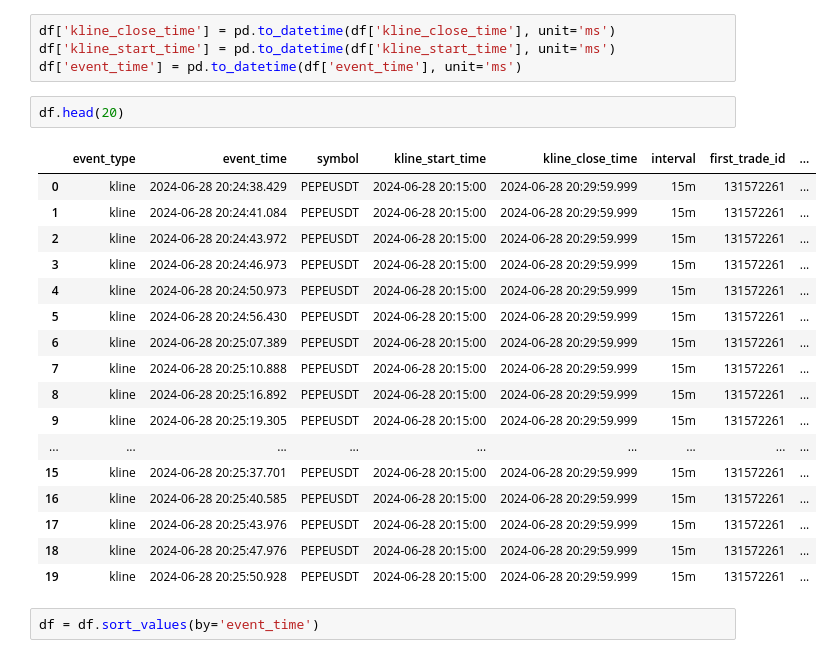
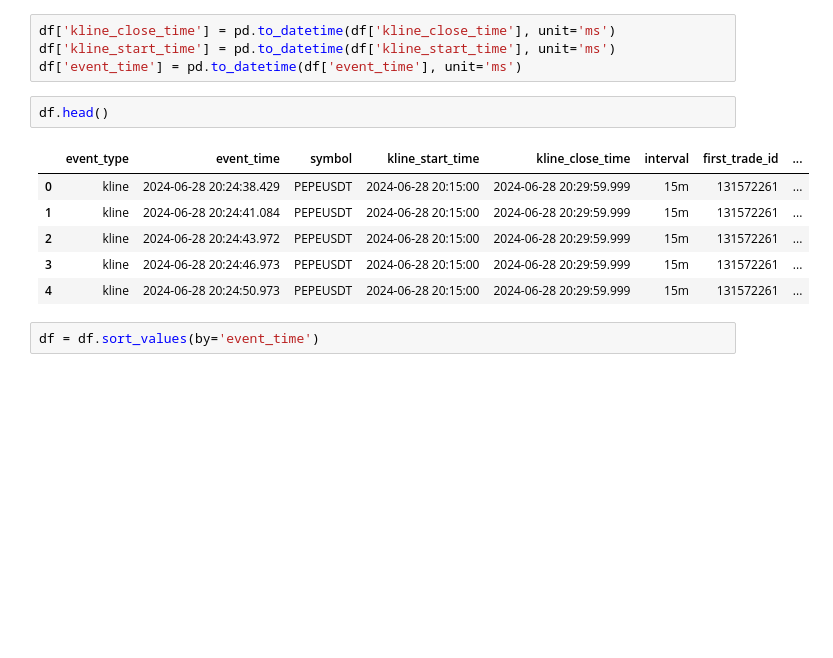
Before and after one commit to reha-hazir/real-time-trading-data-analysis, a Jupyter notebook: data_analytics/analysis/analysis.ipynb, the cells around one changed output. Drawn from its saved outputs; the diff is of its cells as text; blank space fills up the shorter version.

```diff
--- a/data_analytics/analysis/analysis.ipynb
+++ b/data_analytics/analysis/analysis.ipynb
@@ -42,25 +48,14 @@ df['kline_close_time'] = pd.to_datetime(df['kline_close_time'], unit='ms')
 df['kline_start_time'] = pd.to_datetime(df['kline_start_time'], unit='ms')
 df['event_time'] = pd.to_datetime(df['event_time'], unit='ms')
 # %%
-df.head(20)
+df.head()
 # %% [output]
 |  | event_type | event_time | symbol | kline_start_time | kline_close_time | interval | first_trade_id | ... |
 | 0 | kline | 2024-06-28 20:24:38.429 | PEPEUSDT | 2024-06-28 20:15:00 | 2024-06-28 20:29:59.999 | 15m | 131572261 | ... |
 | 1 | kline | 2024-06-28 20:24:41.084 | PEPEUSDT | 2024-06-28 20:15:00 | 2024-06-28 20:29:59.999 | 15m | 131572261 | ... |
 | 2 | kline | 2024-06-28 20:24:43.972 | PEPEUSDT | 2024-06-28 20:15:00 | 2024-06-28 20:29:59.999 | 15m | 131572261 | ... |
 | 3 | kline | 2024-06-28 20:24:46.973 | PEPEUSDT | 2024-06-28 20:15:00 | 2024-06-28 20:29:59.999 | 15m | 131572261 | ... |
 | 4 | kline | 2024-06-28 20:24:50.973 | PEPEUSDT | 2024-06-28 20:15:00 | 2024-06-28 20:29:59.999 | 15m | 131572261 | ... |
-| 5 | kline | 2024-06-28 20:24:56.430 | PEPEUSDT | 2024-06-28 20:15:00 | 2024-06-28 20:29:59.999 | 15m | 131572261 | ... |
-| 6 | kline | 2024-06-28 20:25:07.389 | PEPEUSDT | 2024-06-28 20:15:00 | 2024-06-28 20:29:59.999 | 15m | 131572261 | ... |
-| 7 | kline | 2024-06-28 20:25:10.888 | PEPEUSDT | 2024-06-28 20:15:00 | 2024-06-28 20:29:59.999 | 15m | 131572261 | ... |
-| 8 | kline | 2024-06-28 20:25:16.892 | PEPEUSDT | 2024-06-28 20:15:00 | 2024-06-28 20:29:59.999 | 15m | 131572261 | ... |
-| 9 | kline | 2024-06-28 20:25:19.305 | PEPEUSDT | 2024-06-28 20:15:00 | 2024-06-28 20:29:59.999 | 15m | 131572261 | ... |
-| ... | ... | ... | ... | ... | ... | ... | ... | ... |
-| 15 | kline | 2024-06-28 20:25:37.701 | PEPEUSDT | 2024-06-28 20:15:00 | 2024-06-28 20:29:59.999 | 15m | 131572261 | ... |
-| 16 | kline | 2024-06-28 20:25:40.585 | PEPEUSDT | 2024-06-28 20:15:00 | 2024-06-28 20:29:59.999 | 15m | 131572261 | ... |
-| 17 | kline | 2024-06-28 20:25:43.976 | PEPEUSDT | 2024-06-28 20:15:00 | 2024-06-28 20:29:59.999 | 15m | 131572261 | ... |
-| 18 | kline | 2024-06-28 20:25:47.976 | PEPEUSDT | 2024-06-28 20:15:00 | 2024-06-28 20:29:59.999 | 15m | 131572261 | ... |
-| 19 | kline | 2024-06-28 20:25:50.928 | PEPEUSDT | 2024-06-28 20:15:00 | 2024-06-28 20:29:59.999 | 15m | 131572261 | ... |
 # %%
 df = df.sort_values(by='event_time')
 # %%
```
Also changed, not shown: parts of 14 cells of this notebook, 5 other files.
